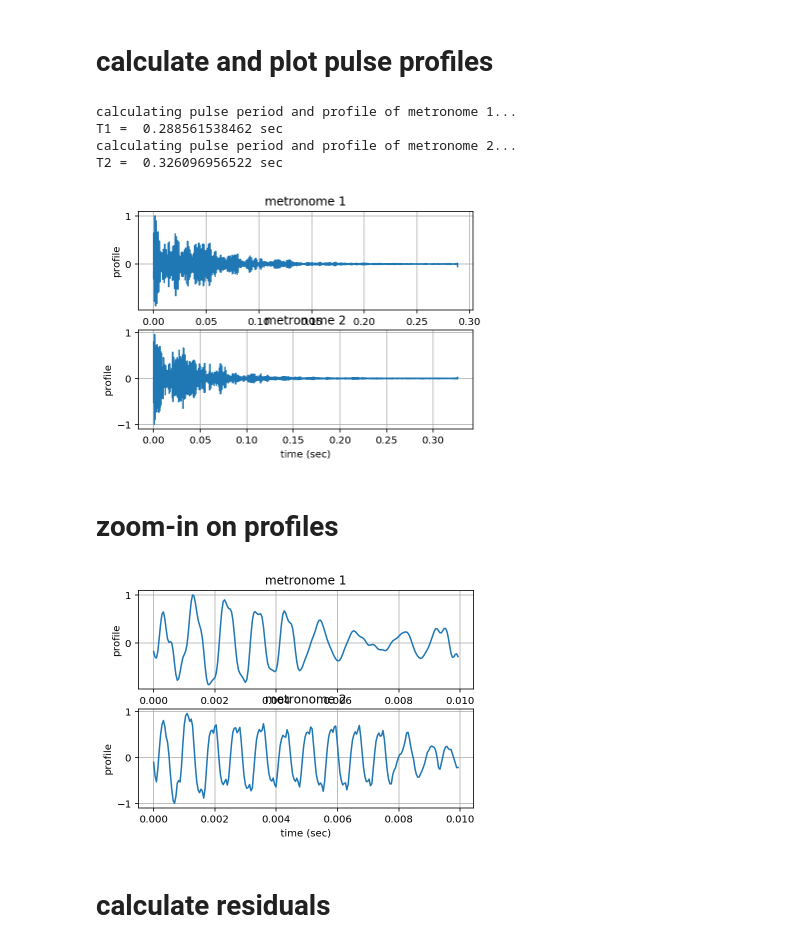
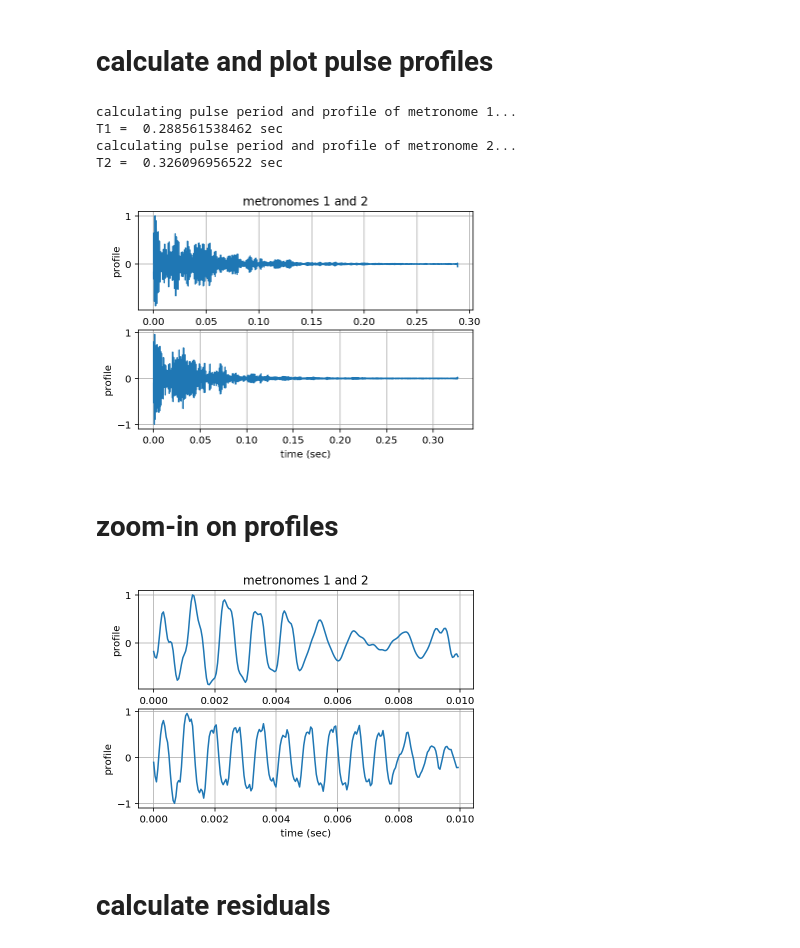
Before and after one commit to josephromano/pta-demo, a Jupyter notebook: code/PTAdemo.ipynb, the cells around one changed output. Saved outputs shown, nothing was run; the diff lists cells and outputs as text; code cells hidden in the pictures.

```diff
--- a/code/PTAdemo.ipynb
+++ b/code/PTAdemo.ipynb
@@ -90,39 +89,38 @@ plt.figure()
 plt.subplot(2,1,1)
 plt.plot(profile1[:,0], profile1[:,1])
 plt.ylabel('profile')
-plt.title('metronome 1')
+plt.title('metronomes 1 and 2')
 plt.grid('on')
 
 # write pulse profile to file
 outfile1 = metfile1 + "_profile.txt"
 np.savetxt(outfile1, profile1)
 
 # metronome 2
 print 'calculating pulse period and profile of metronome 2...'
 [profile2, T2] = calpulseprofile(ts2, bpm2)
 print 'T2 = ', T2, 'sec'
 
 # plot pulse profile
 plt.subplot(2,1,2)
 plt.plot(profile2[:,0], profile2[:,1])
 plt.xlabel('time (sec)')
 plt.ylabel('profile')
-plt.title('metronome 2')
 plt.grid('on')
 plt.draw()
 
 # write pulse profile to file
 outfile2 = metfile2 + "_profile.txt"
 np.savetxt(outfile2, profile2)
 
 # print to file
 plt.savefig(metfiles + "_profiles.pdf", bbox_inches='tight')
 # %% [output]
 calculating pulse period and profile of metronome 1...
 T1 =  0.288561538462 sec
 calculating pulse period and profile of metronome 2...
 T2 =  0.326096956522 sec
-[figure, old version]
+[figure, new version]
 # %% [markdown]
 # zoom-in on profiles
 # %%
@@ -132,21 +130,20 @@ plt.figure()
 plt.subplot(2,1,1)
 plt.plot(profile1[:Nzoom,0], profile1[:Nzoom,1])
 plt.ylabel('profile')
-plt.title('metronome 1')
+plt.title('metronomes 1 and 2')
 plt.grid('on')
 
 plt.subplot(2,1,2)
 plt.plot(profile2[:Nzoom,0], profile2[:Nzoom,1])
 plt.xlabel('time (sec)')
 plt.ylabel('profile')
-plt.title('metronome 2')
 plt.grid('on')
 plt.draw()
 
 # print to file
 plt.savefig(metfiles + "_profiles_zoom.pdf", bbox_inches='tight')
 # %% [output]
-[figure, old version]
+[figure, new version]
 # %% [markdown]
 # calculate residuals
 # %%
```
Also changed, not shown: parts of 5 cells of this notebook.
